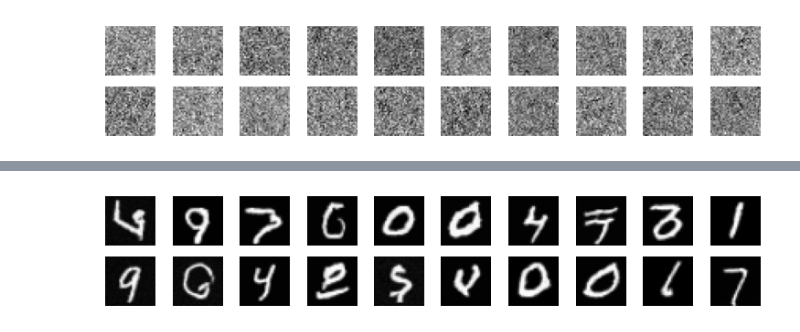
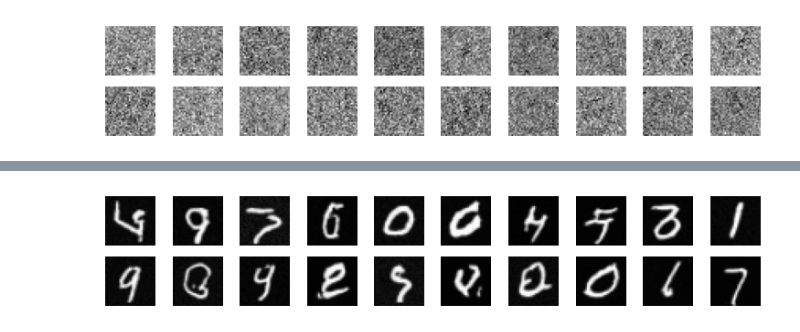
Before and after one commit to milmor/NLP, a Jupyter notebook: Notebooks/32_Flow_Matching.ipynb, the cells around one changed output, grey strips where cells are left out. Saved outputs shown, nothing was run; the diff lists cells and outputs as text; code cells hidden in the pictures.

Commit message:
flow matching euler

```diff
--- a/Notebooks/32_Flow_Matching.ipynb
+++ b/Notebooks/32_Flow_Matching.ipynb
@@ -254,8 +254,6 @@ UNet(
 # %% [markdown]
 ## 3.- Training
 # %%
-from torchdiffeq import odeint
-
 class ODEFunction(torch.nn.Module):
     def __init__(self, unet):
         super().__init__()
@@ -267,10 +265,20 @@ class ODEFunction(torch.nn.Module):
         t_tensor = torch.full((B, 1), float(t), device=device)
         return self.unet(x, t_tensor)
 
-def sample(unet, device, num_samples, image_shape, seed=None):
+def euler_integrate(func, y0, t0, t1, num_steps=100):
+    h = (t1 - t0) / num_steps
+    t = t0
+    y = y0
+
+    for _ in range(num_steps):
+        y = y + h * func(t, y)
+        t = t + h
+
+    return y
+
+def custom_sample(unet, device, num_samples, image_shape, seed=None, steps=100):
     unet.eval()
     with torch.no_grad():
-        # Optionally seed RNG for reproducibility
         if seed is not None:
             with torch.random.fork_rng(devices=[device]):
                 torch.manual_seed(seed)
@@ -279,23 +287,17 @@ def sample(unet, device, num_samples, image_shape, seed=None):
             x0 = torch.randn(num_samples, *image_shape, device=device)
 
         ode_func = ODEFunction(unet)
-        t_span = torch.tensor([0.0, 1.0], device=device)
-        x1 = odeint(
-            ode_func, x0, t_span,
-            atol=1e-4,
-            rtol=1e-4,
-            method="dopri5"
-        )[1]
+        x1 = euler_integrate(ode_func, x0, t0=0.0, t1=1.0, num_steps=steps)
+
     return x1
 
 seed = 42
-samples = sample(unet, device, 20, (1, 32, 32), seed=seed)
+samples = custom_sample(unet, device, 20, (1, 32, 32), seed=seed)
 plot_batch(samples.cpu())
 # %% [output]
 [figure]
 # %%
 import torch.nn.functional as F
-from tqdm import tqdm
 
 def interpolate(x0, x1, t):
     return (1 - t) * x0 + t * x1
@@ -331,13 +333,15 @@ def train_step(unet, batch, optimizer, device):
 def train(unet, dataloader, optimizer, device, num_epochs):
     for epoch in range(num_epochs):
         start = time.time()
+        running_loss = 0.0
         unet.train()
         for batch, _ in dataloader:
             loss = train_step(unet, batch, optimizer, device)
+            running_loss += loss
         if epoch % 10 == 0:
-            samples = sample(unet, device, 20, (1, 32, 32), seed=seed)
+            samples = custom_sample(unet, device, 20, (1, 32, 32), seed=seed)
             plot_batch(samples.cpu())
-        print(f"Epoch [{epoch}/{num_epochs}], Loss: {loss:.4f}")
+        print(f"Epoch [{epoch}/{num_epochs}], Loss: {running_loss / len(dataloader):.4f}")
         print(f'Time for epoch {epoch} is {time.time()-start:.4f} sec')
 
 
@@ -430,5 +434,5 @@ Time for epoch 39 is 13.7298 sec
 # %%
-samples = sample(unet, device, 20, (1, 32, 32), seed=seed)
+samples = custom_sample(unet, device, 20, (1, 32, 32), seed=seed, steps=10)
 plot_batch(samples.cpu())
 # %% [output]
-[figure, old version]
+[figure, new version]
```
Also changed, not shown: parts of 3 cells of this notebook.
